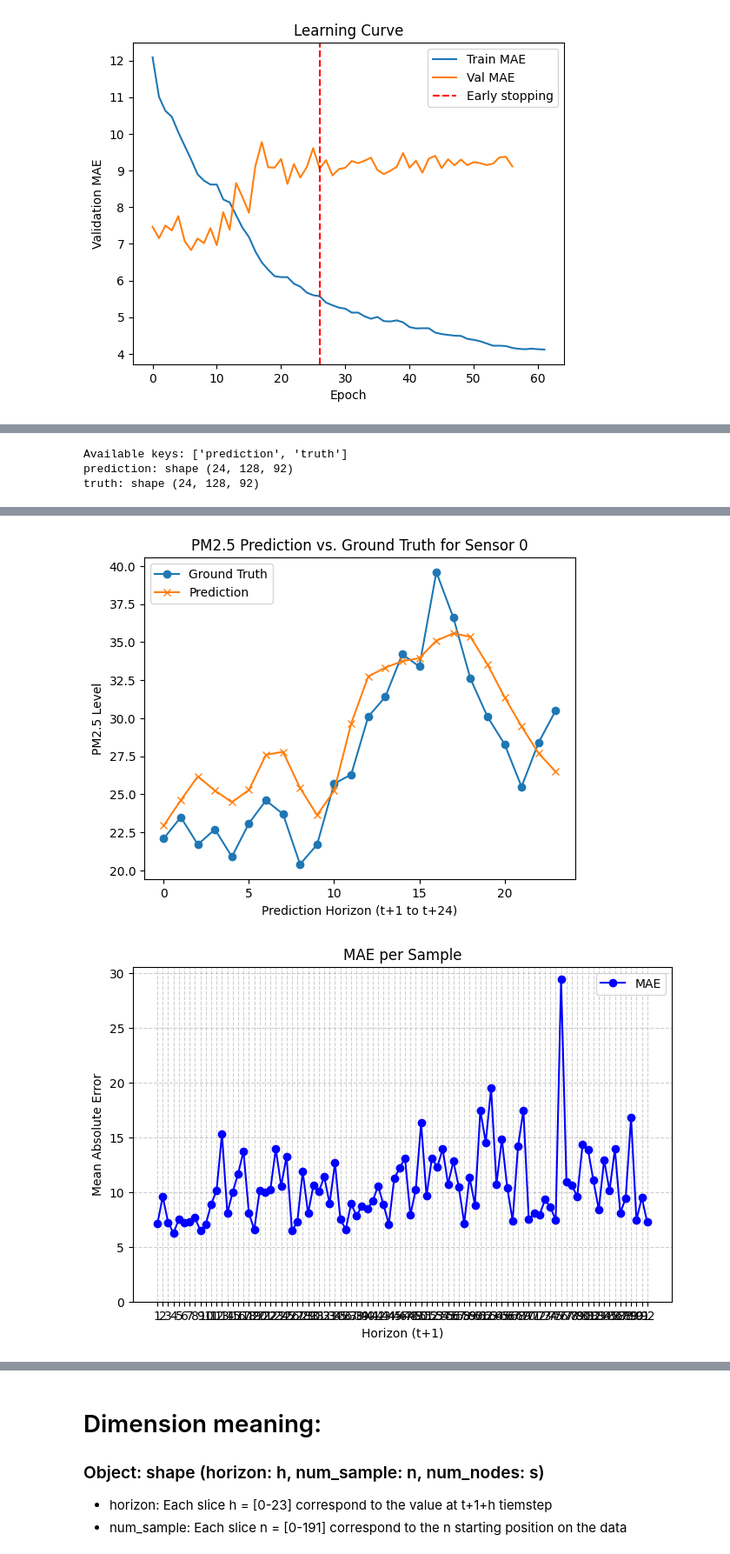
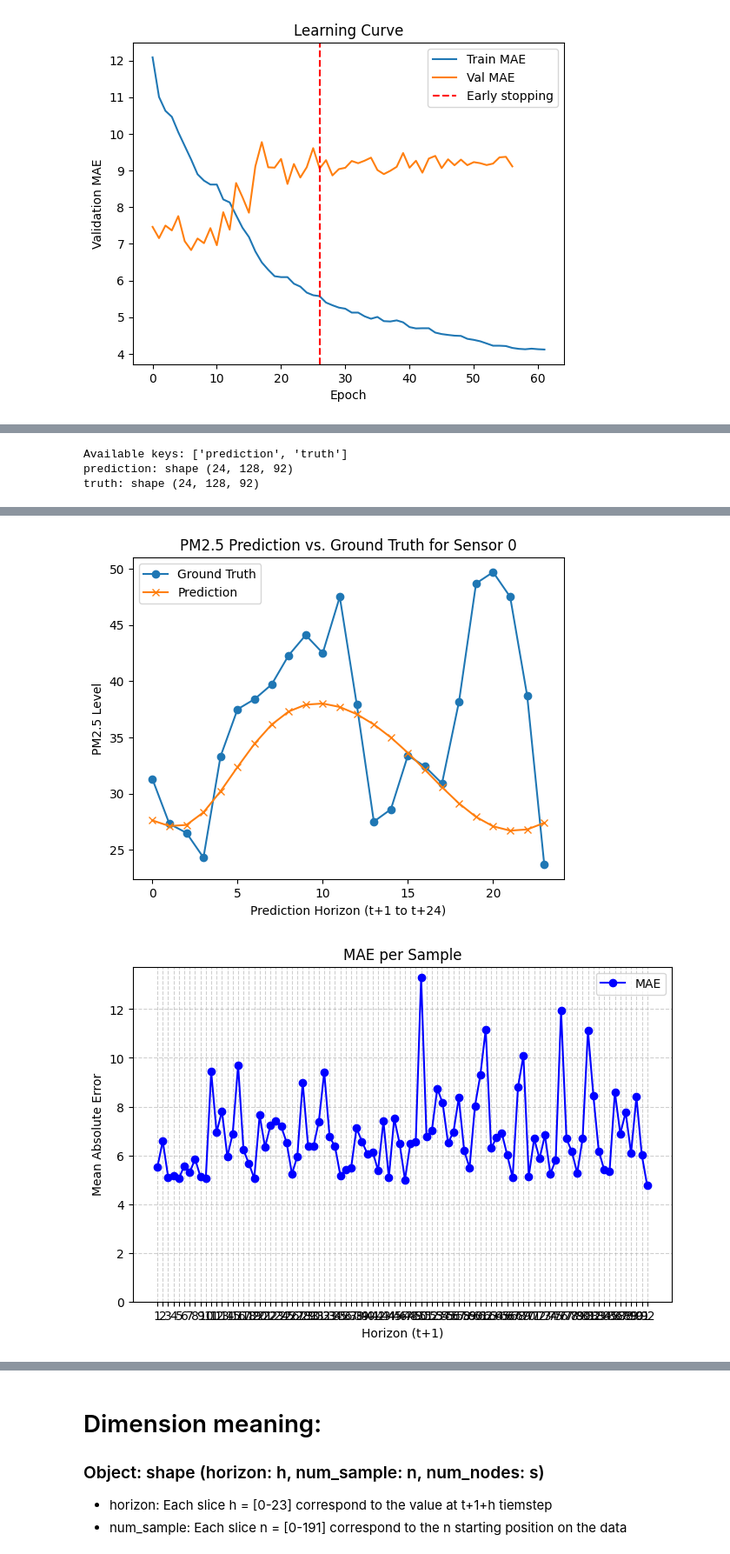
Before and after one commit to GemsLoveNLP/DCRNN_PyTorch, a Jupyter notebook: evaluate.ipynb, the cells around one changed output, grey strips where cells are left out. Shown at 87% size. Cells and saved outputs as stored; diff of their text form; code cells hidden in the pictures.

```diff
--- a/evaluate.ipynb
+++ b/evaluate.ipynb
@@ -194,5 +194,5 @@ truth: shape (24, 512, 92)
 # %%
-visualize("data/val_dcrnn_predictions.npz")
+visualize("data/predictions/val_dcrnn_predictions.npz")
 # %% [output]
 Available keys: ['prediction', 'truth']
 prediction: shape (24, 128, 92)
@@ -202,3 +202,3 @@ truth: shape (24, 128, 92)
-[figure, old version]
+[figure, new version]
-[figure, old version]
+[figure, new version]
 # %%
```
Also changed, not shown: parts of 3 cells of this notebook, 7 other files.
